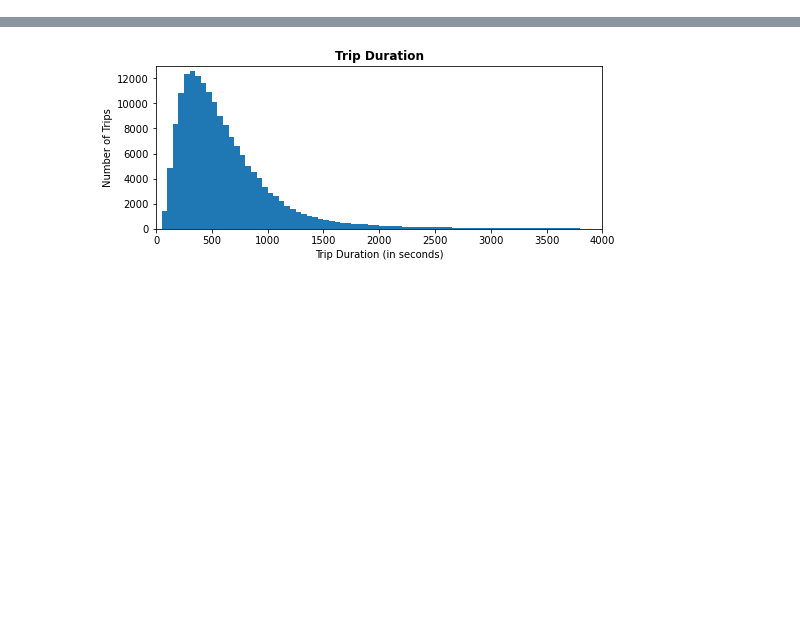
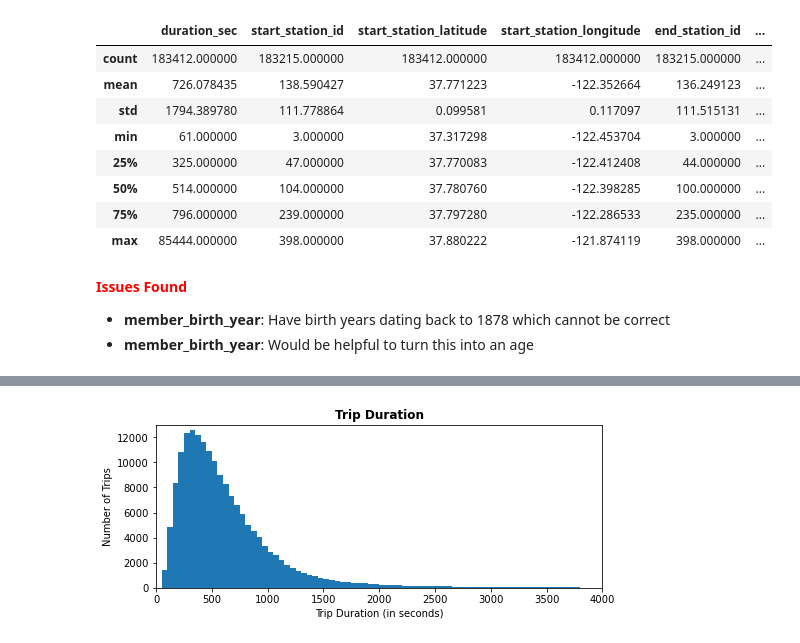
Before and after one commit to cman1836/DataVisualization, a Jupyter notebook: SlideShow.ipynb, the cells around one changed output, grey strips where cells are left out. Saved outputs shown, nothing was run; the diff lists cells and outputs as text; code cells hidden in the pictures; blank space fills up the shorter version.

```diff
--- a/SlideShow.ipynb
+++ b/SlideShow.ipynb
@@ -16,0 +31,4 @@ The Ford GoBike System data contains 183,412 trip records. Each trip record has
+# %%
+# load dataset
+df = pd.read_csv('201902-fordgobike-tripdata.csv')
+df.head()
@@ -16,0 +60,17 @@ The Ford GoBike System data contains 183,412 trip records. Each trip record has
+# %%
+#view dataset stats
+df.describe()
+# %% [output]
+|  | duration_sec | start_station_id | start_station_latitude | start_station_longitude | end_station_id | ... |
+| count | 183412.000000 | 183215.000000 | 183412.000000 | 183412.000000 | 183215.000000 | ... |
+| mean | 726.078435 | 138.590427 | 37.771223 | -122.352664 | 136.249123 | ... |
+| std | 1794.389780 | 111.778864 | 0.099581 | 0.117097 | 111.515131 | ... |
+| min | 61.000000 | 3.000000 | 37.317298 | -122.453704 | 3.000000 | ... |
+| 25% | 325.000000 | 47.000000 | 37.770083 | -122.412408 | 44.000000 | ... |
+| 50% | 514.000000 | 104.000000 | 37.780760 | -122.398285 | 100.000000 | ... |
+| 75% | 796.000000 | 239.000000 | 37.797280 | -122.286533 | 235.000000 | ... |
+| max | 85444.000000 | 398.000000 | 37.880222 | -121.874119 | 398.000000 | ... |
+# %% [markdown]
+<font color = 'red'>**Issues Found**</font>
+- **member_birth_year**: Have birth years dating back to 1878 which cannot be correct
+- **member_birth_year**: Would be helpful to turn this into an age
```
Also changed, not shown: parts of 72 cells of this notebook, 1 other file.
